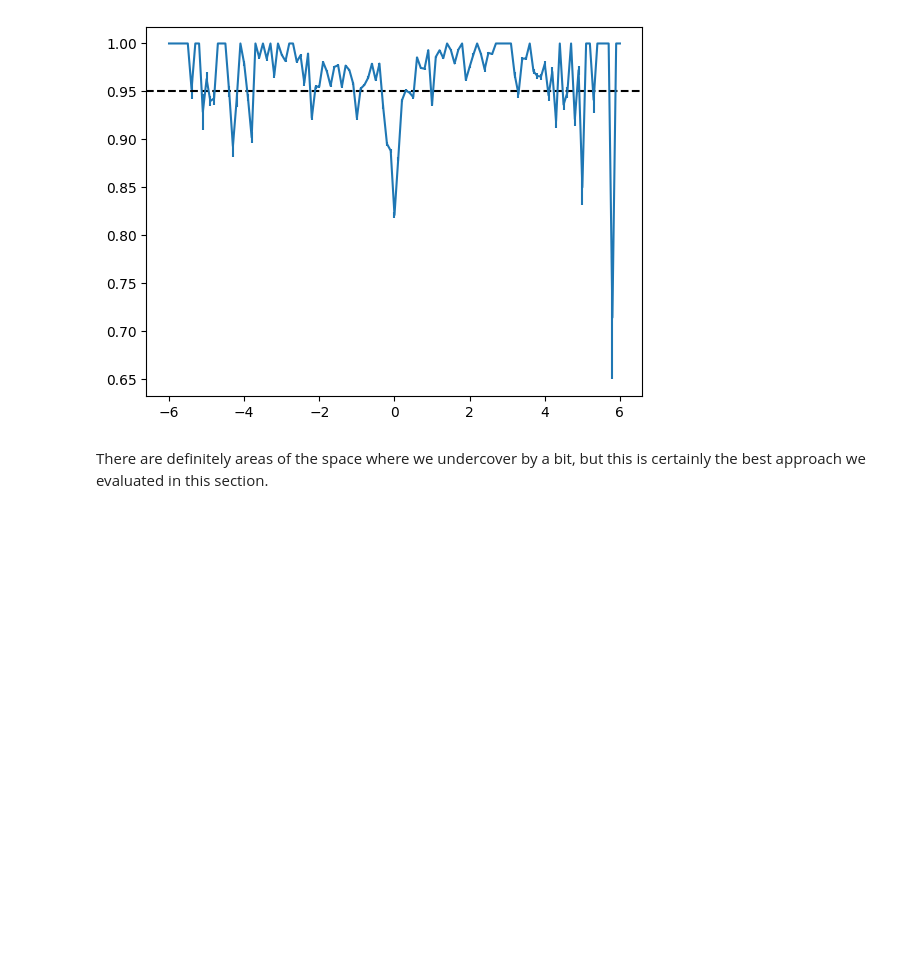
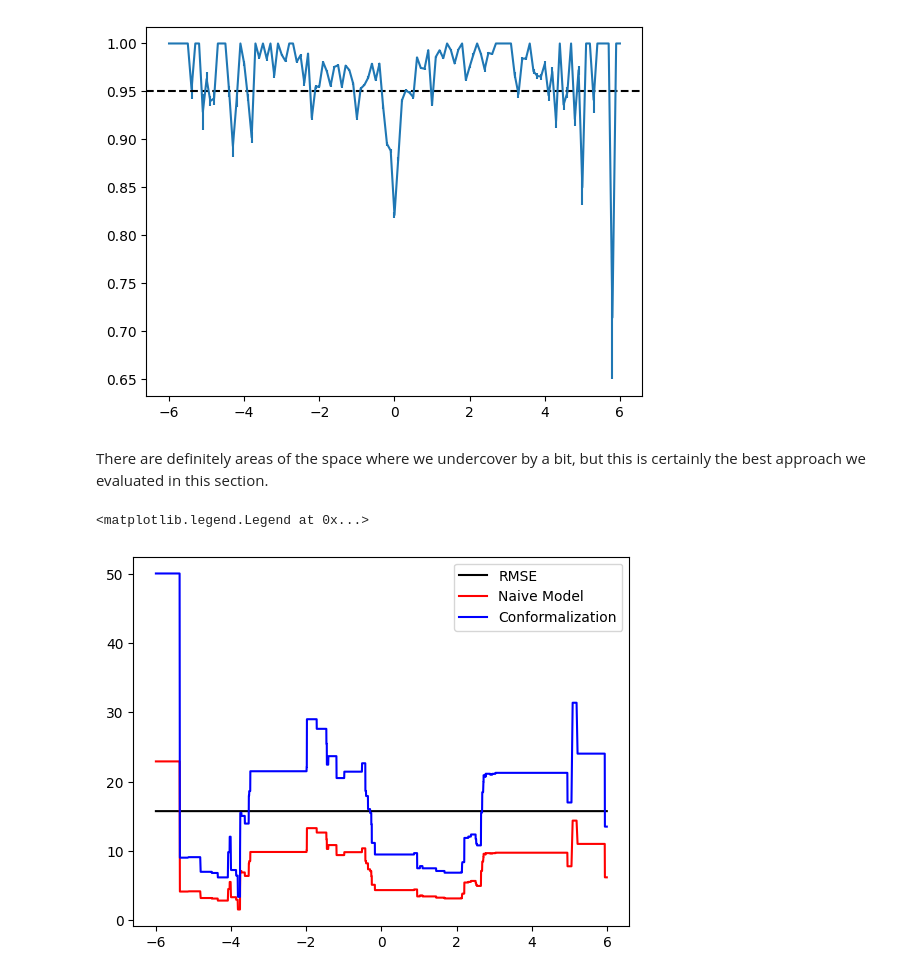
Before and after one commit to ddimmery/ML2024-demos, a Jupyter notebook: lecture-9-uncertainty.ipynb, the cells around one changed output. Drawn from its saved outputs; the diff is of its cells as text; code cells hidden in the pictures; blank space fills up the shorter version.

```diff
--- a/lecture-9-uncertainty.ipynb
+++ b/lecture-9-uncertainty.ipynb
@@ -327,6 +327,8 @@ ax.set_xlim([-7, 7])
 # %% [markdown]
 It's clearly not doing a great job: if you look in the area between 0.5 and 2 or so, the estimated interval is much too wide, while it appears like it might be too narrow in the -2 to 0 range. Let's see how it does on a test set.
 # %%
+width_1 = np.array([2 * 1.96 * rmse] * y_test.shape[0])
+
 in_bounds = np.logical_and(y_test <= (mu_test + 1.96 * rmse), y_test >= (mu_test - 1.96 * rmse))
 np.average(in_bounds)
 # %% [output]
@@ -360,6 +362,8 @@ ax.set_xlim([-7, 7])
 # %% [markdown]
 This appears to be dramatically understating the variance. Let's check in the test set:
 # %%
+width_2 = np.array(2 * 1.96 * sigma_test)
+
 in_bounds = np.logical_and(y_test <= (mu_test + 1.96 * sigma_test), y_test >= (mu_test - 1.96 * sigma_test))
 np.average(in_bounds)
 # %% [output]
@@ -402,6 +406,8 @@ ax.set_xlim([-7, 7])
 (-7.0, 7.0)
 [figure]
 # %%
+width_3 = np.array(2 * qhat * sigma_test)
+
 in_bounds = np.logical_and(y_test <= (mu_test + qhat * sigma_test), y_test >= (mu_test - qhat * sigma_test))
 np.average(in_bounds)
 # %% [output]
@@ -424,3 +430,12 @@ ax.axhline(y=0.95, color = "black", linestyle = "--")
 [figure]
 # %% [markdown]
 There are definitely areas of the space where we undercover by a bit, but this is certainly the best approach we evaluated in this section.
+# %%
+f, ax = plt.subplots(1, 1)
+ax.plot(X_test, width_1, '-', color = "black")
+ax.plot(X_test, width_2, '-', color = "red")
+ax.plot(X_test, width_3, '-',color = "blue")
+ax.legend(["RMSE", "Naive Model", "Conformalization"])
+# %% [output]
+<matplotlib.legend.Legend at 0x...>
+[figure, added]
```
Also changed, not shown: parts of 3 cells of this notebook.
